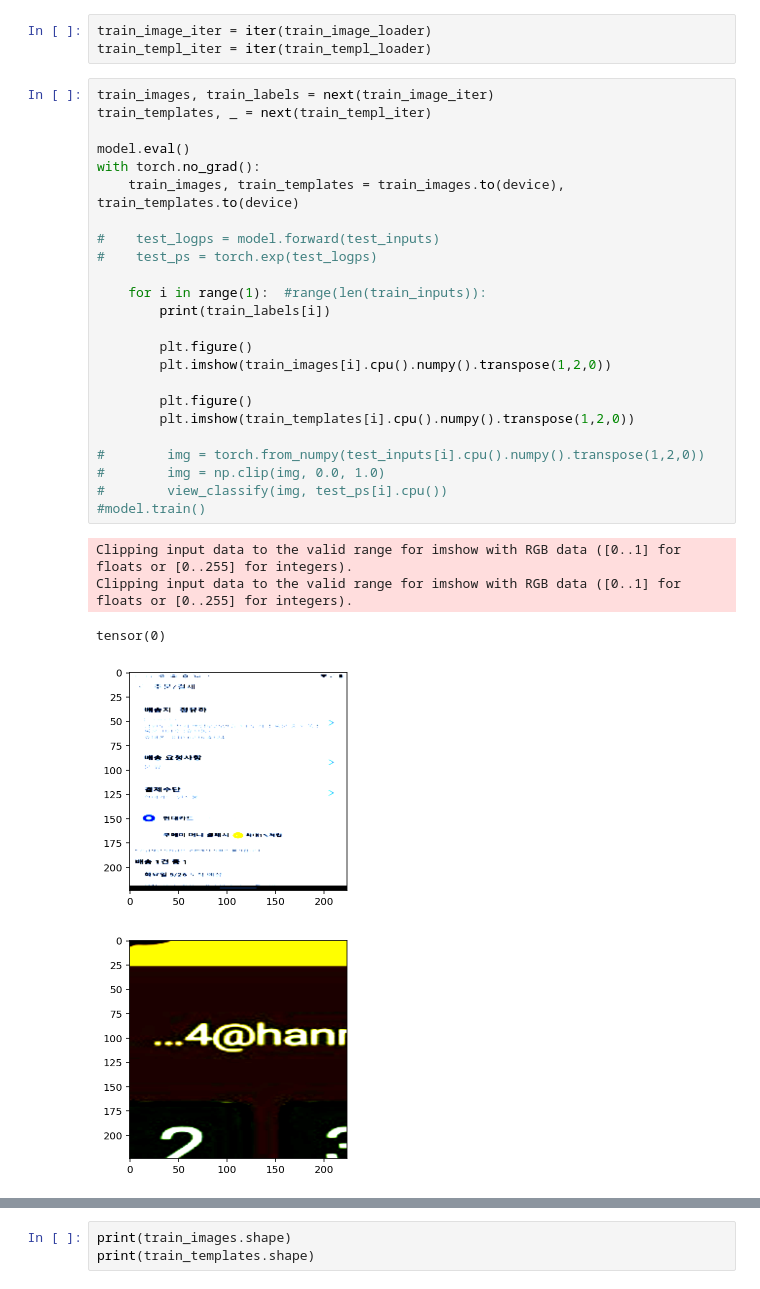
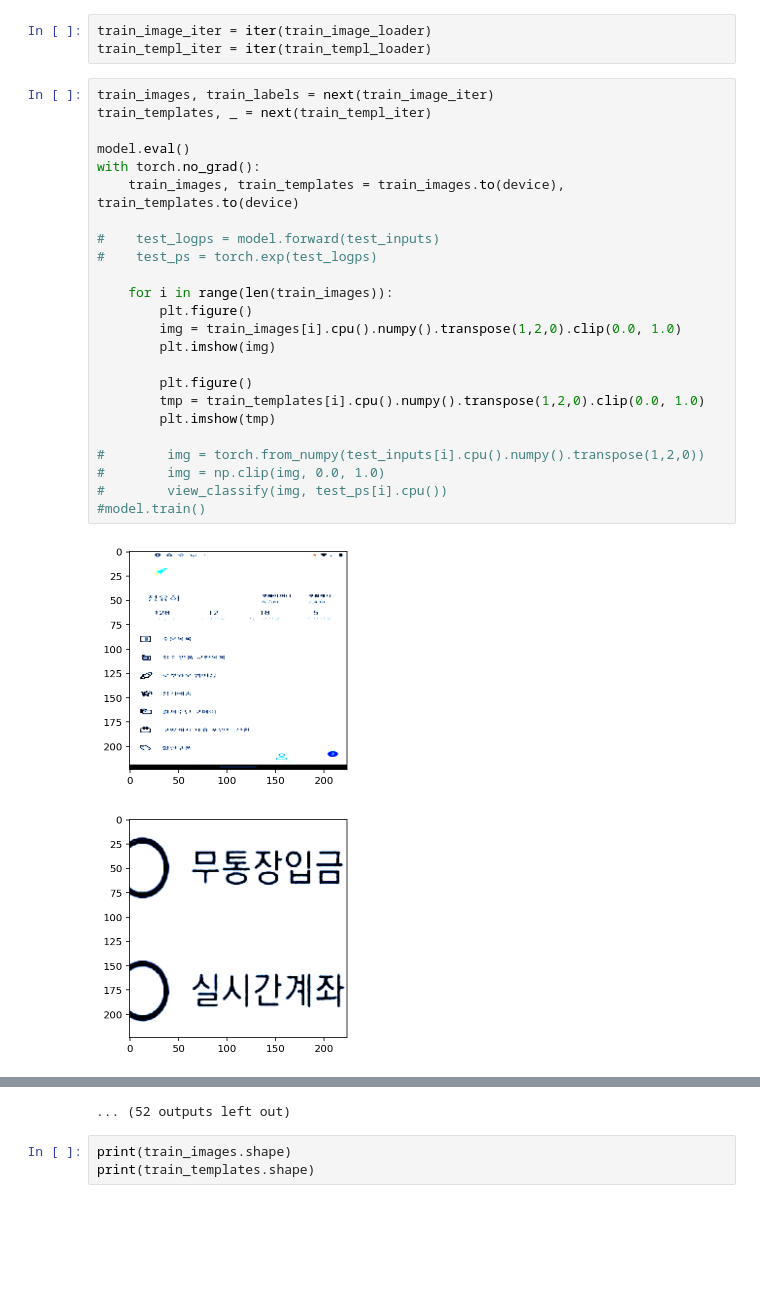
Before and after one commit to lumigraph/AP2018, a Jupyter notebook: TemplateMatchingExperiment.ipynb, the cells around one changed output, grey strips where cells are left out. Saved outputs shown, nothing was run; the diff lists cells and outputs as text; blank space fills up the shorter version.

```diff
--- a/TemplateMatchingExperiment.ipynb
+++ b/TemplateMatchingExperiment.ipynb
@@ -420,30 +441,27 @@ train_templ_iter = iter(train_templ_loader)
 # %%
 train_images, train_labels = next(train_image_iter)
 train_templates, _ = next(train_templ_iter)
 
 model.eval()
 with torch.no_grad():
     train_images, train_templates = train_images.to(device), train_templates.to(device)
 
 #    test_logps = model.forward(test_inputs)
 #    test_ps = torch.exp(test_logps)
 
-    for i in range(1):  #range(len(train_inputs)):
-        print(train_labels[i])
+    for i in range(len(train_images)):
+        plt.figure()
+        img = train_images[i].cpu().numpy().transpose(1,2,0).clip(0.0, 1.0)
+        plt.imshow(img)
 
         plt.figure()
-        plt.imshow(train_images[i].cpu().numpy().transpose(1,2,0))
-
-        plt.figure()
-        plt.imshow(train_templates[i].cpu().numpy().transpose(1,2,0))
+        tmp = train_templates[i].cpu().numpy().transpose(1,2,0).clip(0.0, 1.0)
+        plt.imshow(tmp)
 
 #        img = torch.from_numpy(test_inputs[i].cpu().numpy().transpose(1,2,0))
 #        img = np.clip(img, 0.0, 1.0)
 #        view_classify(img, test_ps[i].cpu())
 #model.train()
 # %% [output]
-Clipping input data to the valid range for imshow with RGB data ([0..1] for floats or [0..255] for integers).
-Clipping input data to the valid range for imshow with RGB data ([0..1] for floats or [0..255] for integers).
-tensor(0)
-[figure, old version]
+[figure, new version]
-[figure, old version]
+[figure, new version]
@@ -450,3 +478,4 @@ tensor(0)
+... (52 outputs left out)
 # %%
 print(train_images.shape)
 print(train_templates.shape)
```
Also changed, not shown: parts of 3 cells of this notebook.
